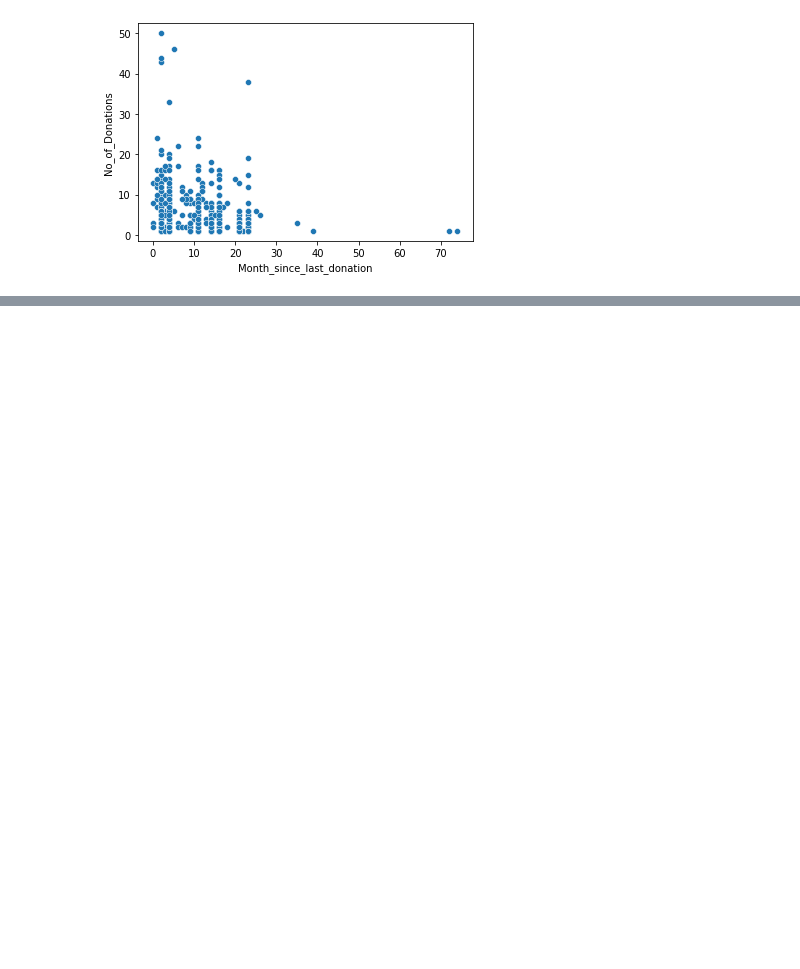
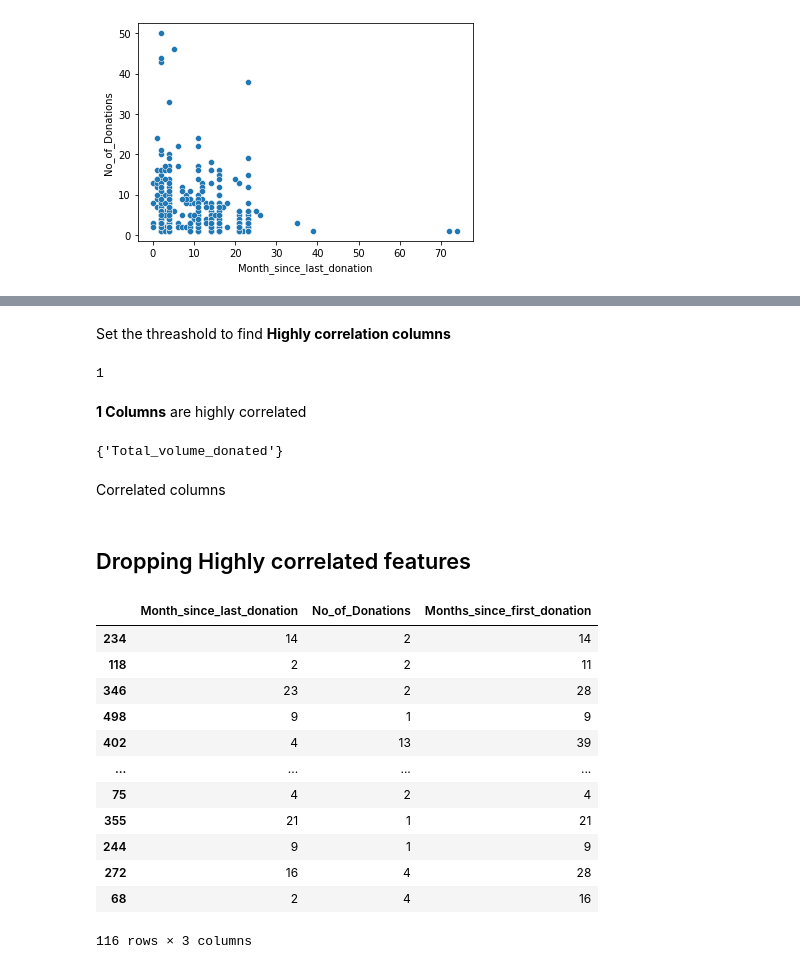
Before and after one commit to 21Ovi/Blood-Donation-Prediction, a Jupyter notebook: BloodDonationPrediciton.ipynb, the cells around one changed output, grey strips where cells are left out. Drawn from its saved outputs; the diff is of its cells as text; code cells hidden in the pictures; blank space fills up the shorter version.

```diff
--- a/BloodDonationPrediciton.ipynb
+++ b/BloodDonationPrediciton.ipynb
@@ -162,0 +294,44 @@ sns.scatterplot(x="Month_since_last_donation",y="No_of_Donations",data=data);
+# %%
+def correlation(dataset, threshold):
+    col_corr = set()  # Set of all the names of correlated columns
+    corr_matrix = dataset.corr()
+    for i in range(len(corr_matrix.columns)):
+        for j in range(i):
+            if abs(corr_matrix.iloc[i, j]) > threshold: # we are interested in absolute coeff value
+                colname = corr_matrix.columns[i]  # getting the name of column
+                col_corr.add(colname)
+    return col_corr
+# %% [markdown]
+Set the threashold to find **Highly correlation columns**
+# %%
+corr_features = correlation(X_train, 0.9)
+len(set(corr_features))
+# %% [output]
+1
+# %% [markdown]
+**1 Columns** are highly correlated
+# %%
+corr_features
+# %% [output]
+{'Total_volume_donated'}
+# %% [markdown]
+Correlated columns
+# %% [markdown]
+## Dropping Highly correlated features
+# %%
+X_train.drop(corr_features,axis=1)
+X_test.drop(corr_features,axis=1)
+# %% [output]
+|  | Month_since_last_donation | No_of_Donations | Months_since_first_donation |
+| 234 | 14 | 2 | 14 |
+| 118 | 2 | 2 | 11 |
+| 346 | 23 | 2 | 28 |
+| 498 | 9 | 1 | 9 |
+| 402 | 4 | 13 | 39 |
+| ... | ... | ... | ... |
+| 75 | 4 | 2 | 4 |
+| 355 | 21 | 1 | 21 |
+| 244 | 9 | 1 | 9 |
+| 272 | 16 | 4 | 28 |
+| 68 | 2 | 4 | 16 |
+116 rows × 3 columns
```
Also changed, not shown: parts of 27 cells of this notebook.
